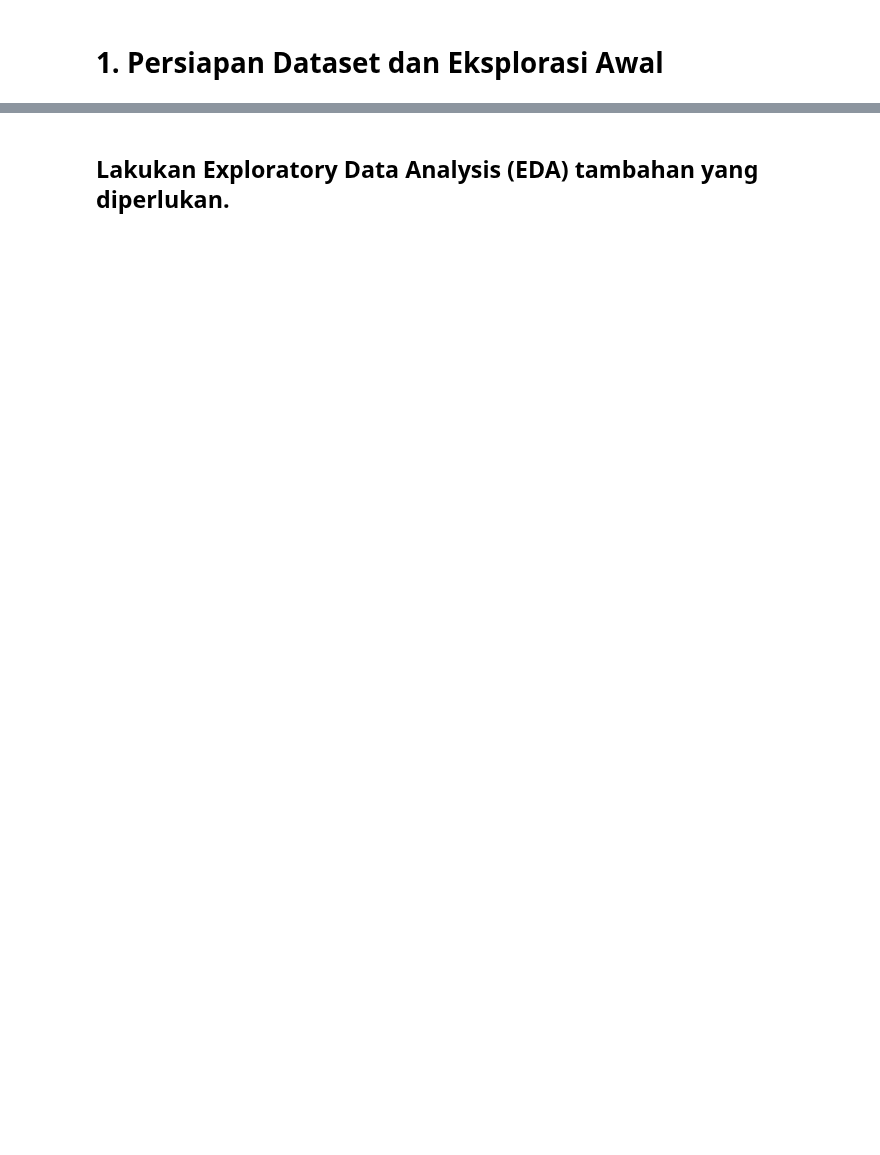
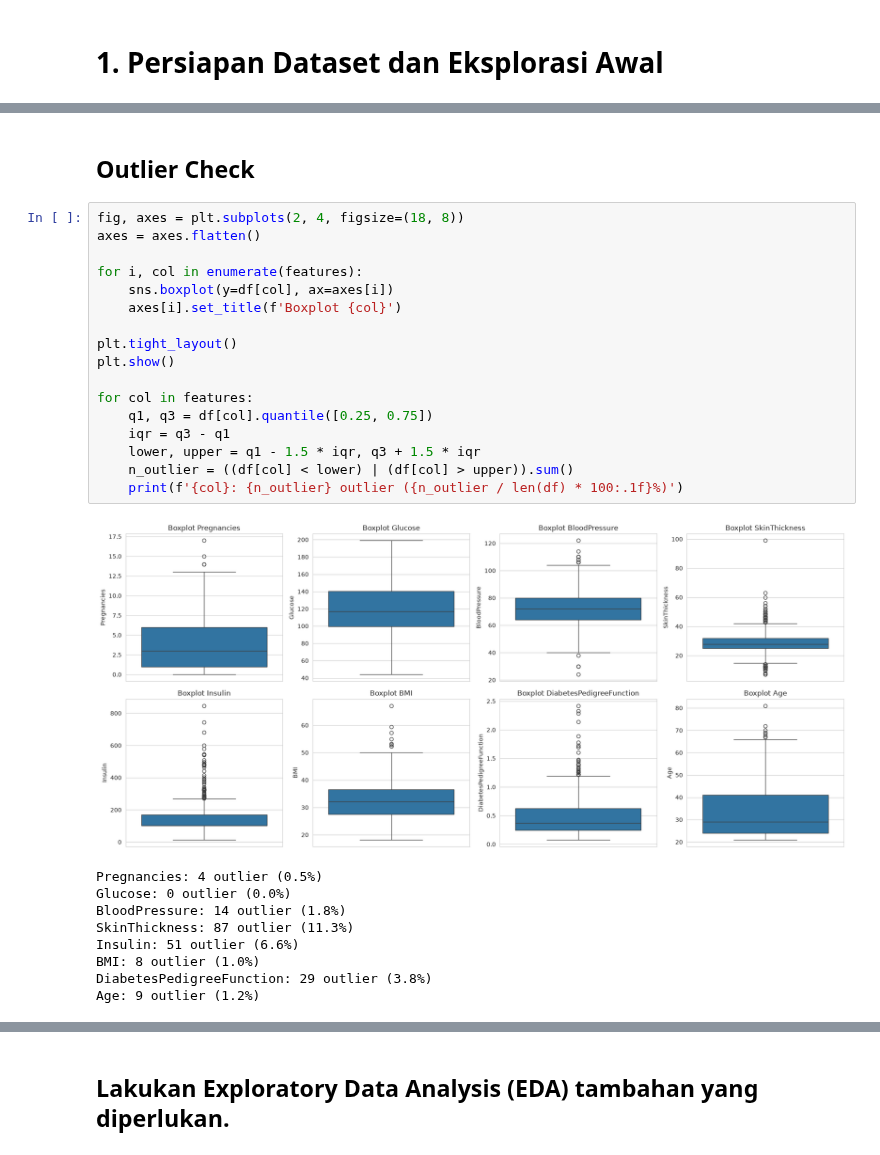
Before and after one commit to alfiwillianz-kuliah/Praktikum-ML-RKA, a Jupyter notebook: 2.Naive_Bayes,Logistic_Regression/2_NB_Logreg_NRP.ipynb, the cells around one changed output, grey strips where cells are left out. Cells and saved outputs as stored; diff of their text form; blank space fills up the shorter version.

```diff
--- a/2.Naive_Bayes,Logistic_Regression/2_NB_Logreg_NRP.ipynb
+++ b/2.Naive_Bayes,Logistic_Regression/2_NB_Logreg_NRP.ipynb
@@ -37,0 +167,29 @@ Langkah-langkah yang harus dilakukan antara lain:
+# %% [markdown]
+## Outlier Check
+# %%
+fig, axes = plt.subplots(2, 4, figsize=(18, 8))
+axes = axes.flatten()
+
+for i, col in enumerate(features):
+    sns.boxplot(y=df[col], ax=axes[i])
+    axes[i].set_title(f'Boxplot {col}')
+
+plt.tight_layout()
+plt.show()
+
+for col in features:
+    q1, q3 = df[col].quantile([0.25, 0.75])
+    iqr = q3 - q1
+    lower, upper = q1 - 1.5 * iqr, q3 + 1.5 * iqr
+    n_outlier = ((df[col] < lower) | (df[col] > upper)).sum()
+    print(f'{col}: {n_outlier} outlier ({n_outlier / len(df) * 100:.1f}%)')
+# %% [output]
+[figure, added]
+Pregnancies: 4 outlier (0.5%)
+Glucose: 0 outlier (0.0%)
+BloodPressure: 14 outlier (1.8%)
+SkinThickness: 87 outlier (11.3%)
+Insulin: 51 outlier (6.6%)
+BMI: 8 outlier (1.0%)
+DiabetesPedigreeFunction: 29 outlier (3.8%)
+Age: 9 outlier (1.2%)
```
Also changed, not shown: parts of 59 cells of this notebook, 2 other files.
